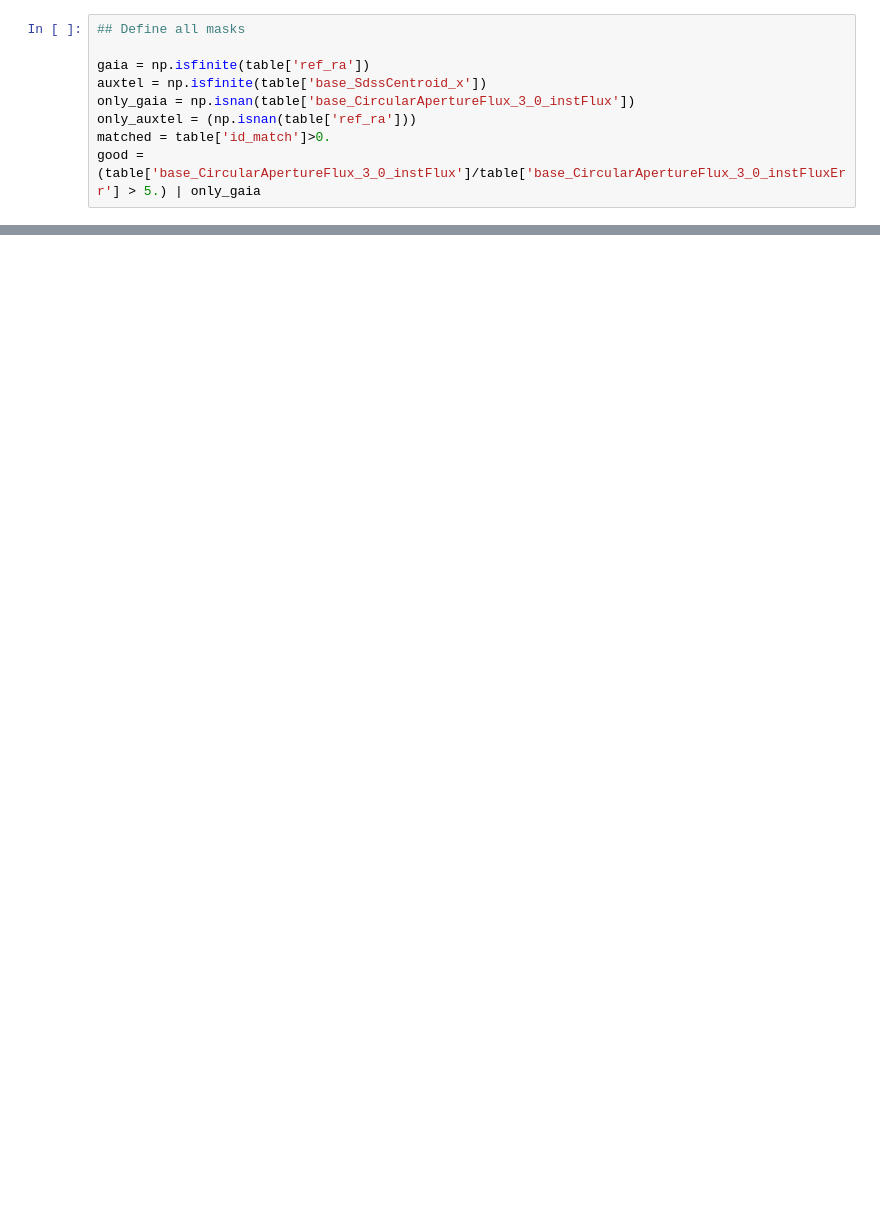
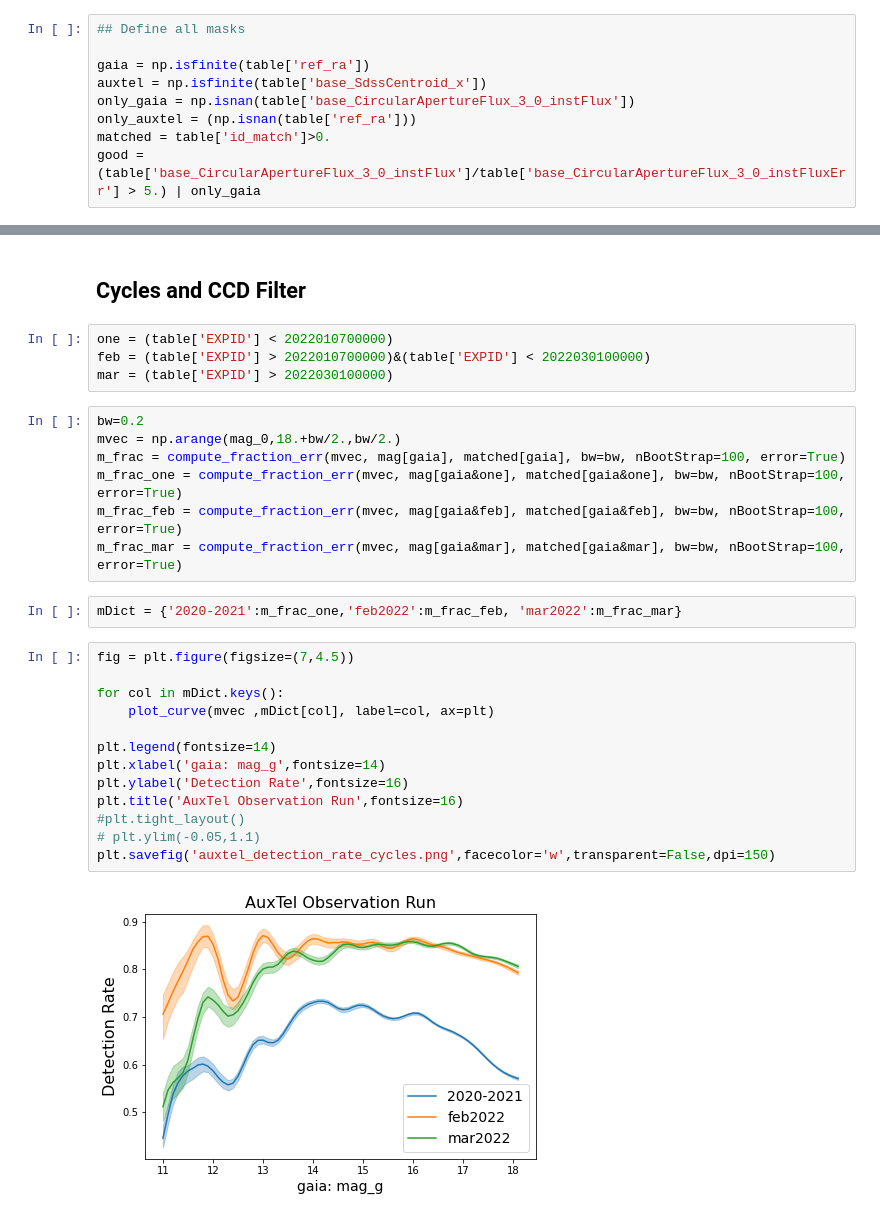
Before and after one commit to estevesjh/ComScratchStuff, a Jupyter notebook: AuxTel/sourceDetection/quickLookPlots.ipynb, the cells around one changed output, grey strips where cells are left out. Saved outputs shown, nothing was run; the diff lists cells and outputs as text; blank space fills up the shorter version.

```diff
--- a/AuxTel/sourceDetection/quickLookPlots.ipynb
+++ b/AuxTel/sourceDetection/quickLookPlots.ipynb
@@ -225,0 +143,30 @@ plt.savefig('auxtel_detection_rate_preliminary.png',facecolor='w',transparent=Fa
+# %% [markdown]
+## Cycles and CCD Filter
+# %%
+one = (table['EXPID'] < 2022010700000)
+feb = (table['EXPID'] > 2022010700000)&(table['EXPID'] < 2022030100000)
+mar = (table['EXPID'] > 2022030100000)
+# %%
+bw=0.2
+mvec = np.arange(mag_0,18.+bw/2.,bw/2.)
+m_frac = compute_fraction_err(mvec, mag[gaia], matched[gaia], bw=bw, nBootStrap=100, error=True)
+m_frac_one = compute_fraction_err(mvec, mag[gaia&one], matched[gaia&one], bw=bw, nBootStrap=100, error=True)
+m_frac_feb = compute_fraction_err(mvec, mag[gaia&feb], matched[gaia&feb], bw=bw, nBootStrap=100, error=True)
+m_frac_mar = compute_fraction_err(mvec, mag[gaia&mar], matched[gaia&mar], bw=bw, nBootStrap=100, error=True)
+# %%
+mDict = {'2020-2021':m_frac_one,'feb2022':m_frac_feb, 'mar2022':m_frac_mar}
+# %%
+fig = plt.figure(figsize=(7,4.5))
+
+for col in mDict.keys():
+    plot_curve(mvec ,mDict[col], label=col, ax=plt)
+
+plt.legend(fontsize=14)
+plt.xlabel('gaia: mag_g',fontsize=14)
+plt.ylabel('Detection Rate',fontsize=16)
+plt.title('AuxTel Observation Run',fontsize=16)
+#plt.tight_layout()
+# plt.ylim(-0.05,1.1)
+plt.savefig('auxtel_detection_rate_cycles.png',facecolor='w',transparent=False,dpi=150)
+# %% [output]
+[figure, added]
```
Also changed, not shown: parts of 33 cells of this notebook, 15 other files.
